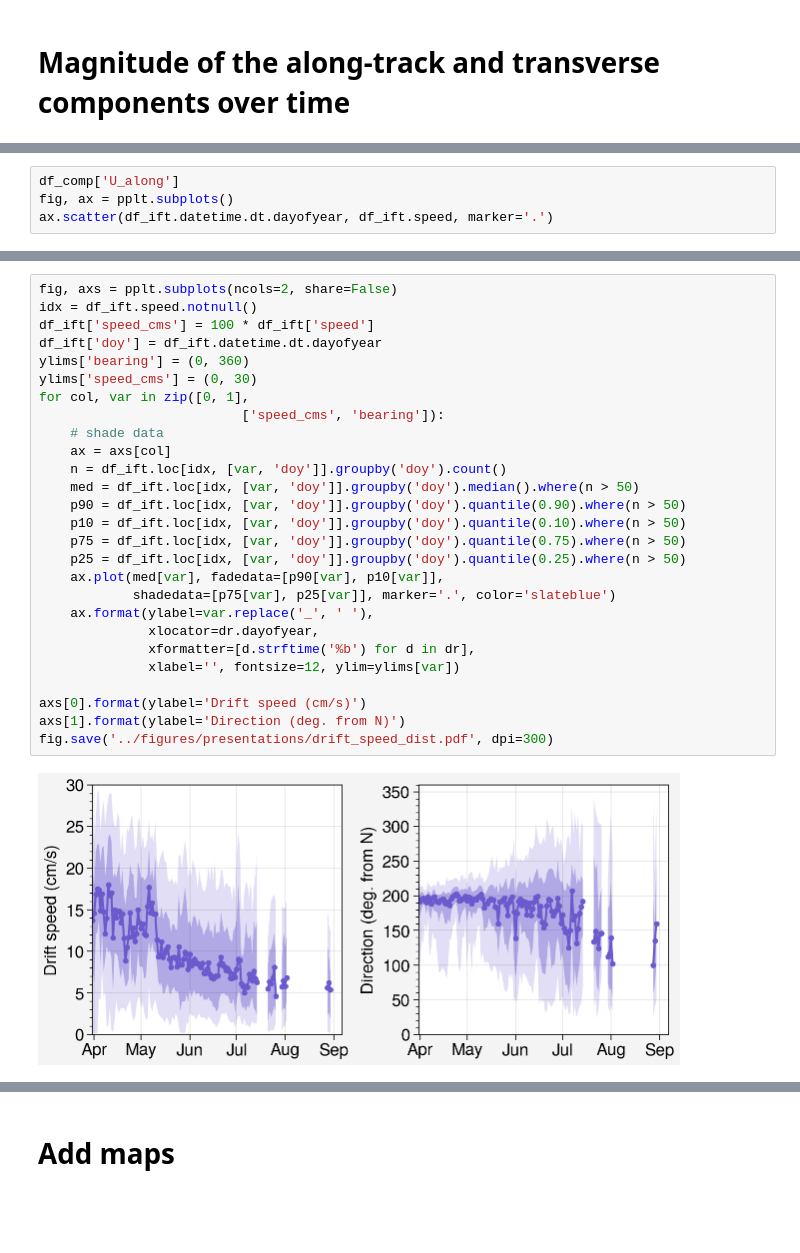
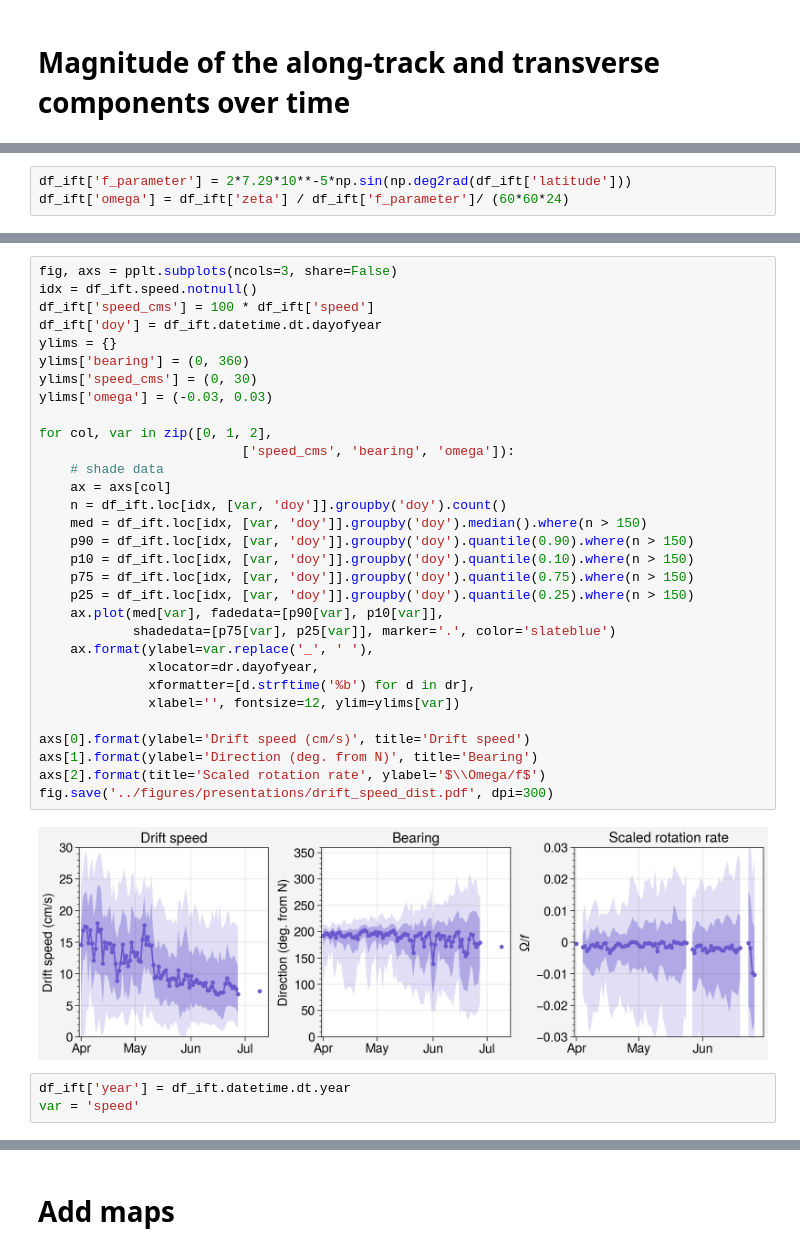
Before and after one commit to danielmwatkins/miz_scales_of_motion, a Jupyter notebook: notebooks/ocean_sciences_visualizations.ipynb, the cells around one changed output, grey strips where cells are left out. Saved outputs shown, nothing was run; the diff lists cells and outputs as text; blank space fills up the shorter version.

Commit message:
update figure

```diff
--- a/notebooks/ocean_sciences_visualizations.ipynb
+++ b/notebooks/ocean_sciences_visualizations.ipynb
@@ -196,4 +210,0 @@ df_comp = compute_along_across_components(comp, uvar='u', vvar='v',
-# %%
-df_comp['U_along']
-fig, ax = pplt.subplots()
-ax.scatter(df_ift.datetime.dt.dayofyear, df_ift.speed, marker='.')
@@ -202,0 +211,3 @@ ax.scatter(df_ift.datetime.dt.dayofyear, df_ift.speed, marker='.')
+# %%
+df_ift['f_parameter'] = 2*7.29*10**-5*np.sin(np.deg2rad(df_ift['latitude']))
+df_ift['omega'] = df_ift['zeta'] / df_ift['f_parameter']/ (60*60*24)
@@ -203,29 +229,36 @@ ax.scatter(df_ift.datetime.dt.dayofyear, df_ift.speed, marker='.')
 # %%
-fig, axs = pplt.subplots(ncols=2, share=False)
+fig, axs = pplt.subplots(ncols=3, share=False)
 idx = df_ift.speed.notnull()
 df_ift['speed_cms'] = 100 * df_ift['speed']
 df_ift['doy'] = df_ift.datetime.dt.dayofyear
+ylims = {}
 ylims['bearing'] = (0, 360)
 ylims['speed_cms'] = (0, 30)
-for col, var in zip([0, 1],
-                          ['speed_cms', 'bearing']):
+ylims['omega'] = (-0.03, 0.03)
+
+for col, var in zip([0, 1, 2],
+                          ['speed_cms', 'bearing', 'omega']):
     # shade data
     ax = axs[col]
     n = df_ift.loc[idx, [var, 'doy']].groupby('doy').count()
-    med = df_ift.loc[idx, [var, 'doy']].groupby('doy').median().where(n > 50)
-    p90 = df_ift.loc[idx, [var, 'doy']].groupby('doy').quantile(0.90).where(n > 50)
-    p10 = df_ift.loc[idx, [var, 'doy']].groupby('doy').quantile(0.10).where(n > 50)
-    p75 = df_ift.loc[idx, [var, 'doy']].groupby('doy').quantile(0.75).where(n > 50)
-    p25 = df_ift.loc[idx, [var, 'doy']].groupby('doy').quantile(0.25).where(n > 50)
+    med = df_ift.loc[idx, [var, 'doy']].groupby('doy').median().where(n > 150)
+    p90 = df_ift.loc[idx, [var, 'doy']].groupby('doy').quantile(0.90).where(n > 150)
+    p10 = df_ift.loc[idx, [var, 'doy']].groupby('doy').quantile(0.10).where(n > 150)
+    p75 = df_ift.loc[idx, [var, 'doy']].groupby('doy').quantile(0.75).where(n > 150)
+    p25 = df_ift.loc[idx, [var, 'doy']].groupby('doy').quantile(0.25).where(n > 150)
     ax.plot(med[var], fadedata=[p90[var], p10[var]],
             shadedata=[p75[var], p25[var]], marker='.', color='slateblue')
     ax.format(ylabel=var.replace('_', ' '),
               xlocator=dr.dayofyear,
               xformatter=[d.strftime('%b') for d in dr],
               xlabel='', fontsize=12, ylim=ylims[var])
 
-axs[0].format(ylabel='Drift speed (cm/s)')
-axs[1].format(ylabel='Direction (deg. from N)')
+axs[0].format(ylabel='Drift speed (cm/s)', title='Drift speed')
+axs[1].format(ylabel='Direction (deg. from N)', title='Bearing')
+axs[2].format(title='Scaled rotation rate', ylabel='$\\Omega/f$')
 fig.save('../figures/presentations/drift_speed_dist.pdf', dpi=300)
 # %% [output]
-[figure, old version]
+[figure, new version]
+# %%
+df_ift['year'] = df_ift.datetime.dt.year
+var = 'speed'
```
Also changed, not shown: parts of 8 cells of this notebook, 1 other file.
